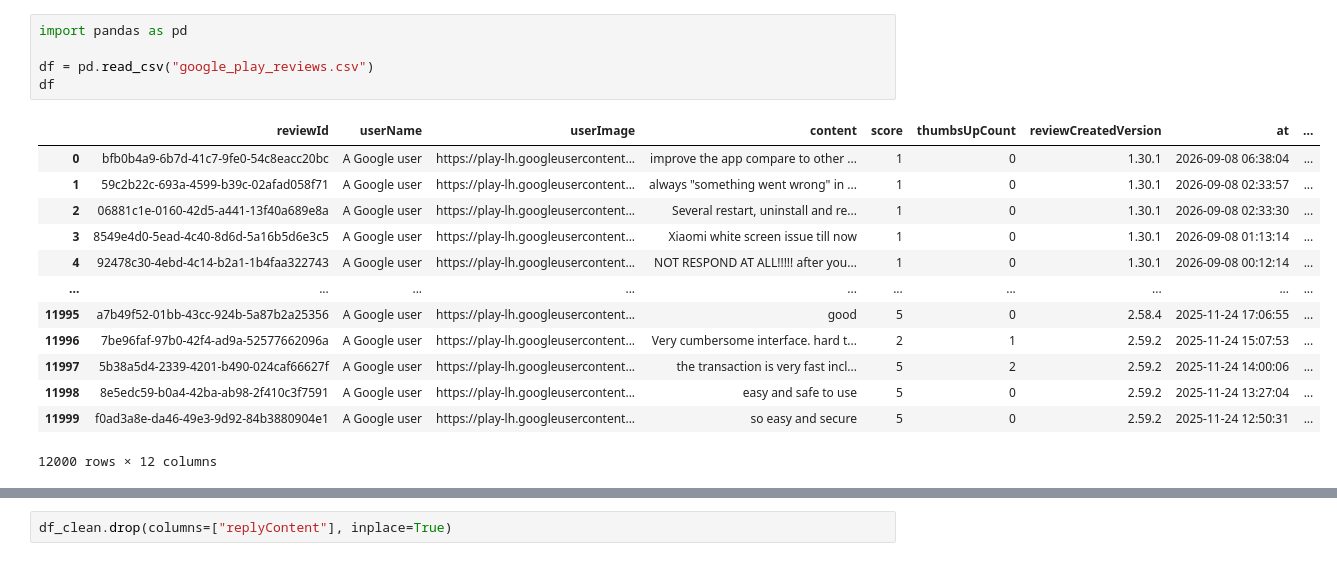
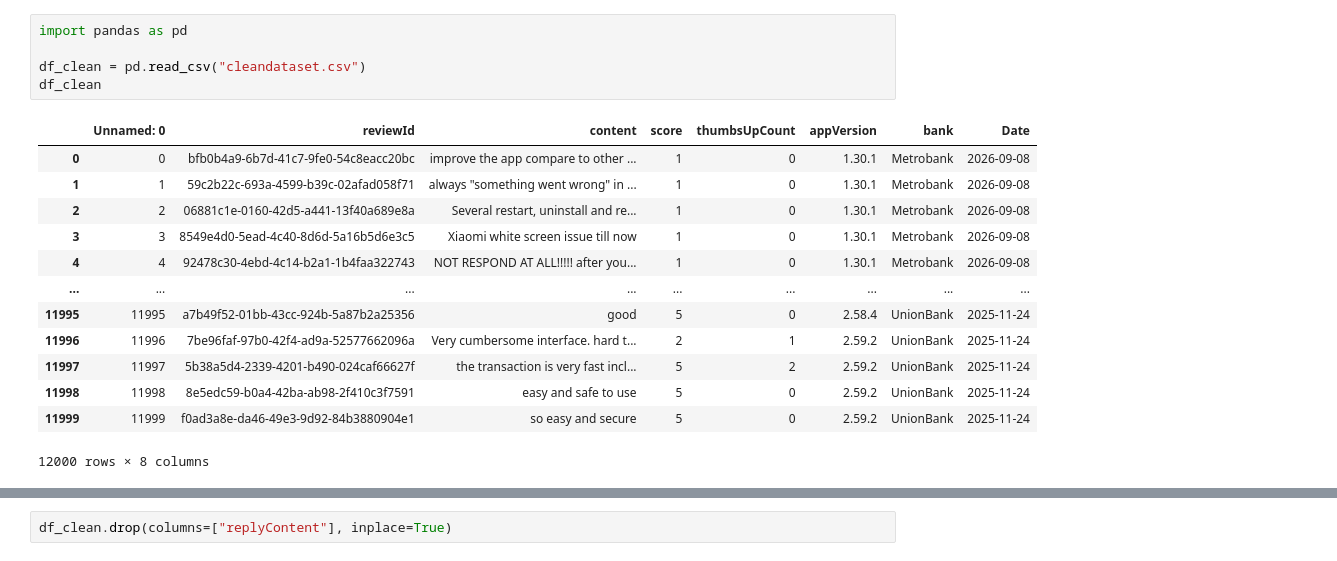
Before and after one commit to manwhocantbemoved/bankapp_product_analysis, a Jupyter notebook: datacleannb.ipynb, the cells around one changed output, grey strips where cells are left out. Cells and saved outputs as stored; diff of their text form.

```diff
--- a/datacleannb.ipynb
+++ b/datacleannb.ipynb
@@ -1,19 +1,19 @@
 # %%
 import pandas as pd
 
-df = pd.read_csv("google_play_reviews.csv")
-df
+df_clean = pd.read_csv("cleandataset.csv")
+df_clean
 # %% [output]
-|  | reviewId | userName | userImage | content | score | thumbsUpCount | reviewCreatedVersion | at | ... |
-| 0 | bfb0b4a9-6b7d-41c7-9fe0-54c8eacc20bc | A Google user | https://play-lh.googleusercontent... | improve the app compare to other ... | 1 | 0 | 1.30.1 | 2026-09-08 06:38:04 | ... |
-| 1 | 59c2b22c-693a-4599-b39c-02afad058f71 | A Google user | https://play-lh.googleusercontent... | always "something went wrong" in ... | 1 | 0 | 1.30.1 | 2026-09-08 02:33:57 | ... |
-| 2 | 06881c1e-0160-42d5-a441-13f40a689e8a | A Google user | https://play-lh.googleusercontent... | Several restart, uninstall and re... | 1 | 0 | 1.30.1 | 2026-09-08 02:33:30 | ... |
-| 3 | 8549e4d0-5ead-4c40-8d6d-5a16b5d6e3c5 | A Google user | https://play-lh.googleusercontent... | Xiaomi white screen issue till now | 1 | 0 | 1.30.1 | 2026-09-08 01:13:14 | ... |
-| 4 | 92478c30-4ebd-4c14-b2a1-1b4faa322743 | A Google user | https://play-lh.googleusercontent... | NOT RESPOND AT ALL!!!!! after you... | 1 | 0 | 1.30.1 | 2026-09-08 00:12:14 | ... |
-| ... | ... | ... | ... | ... | ... | ... | ... | ... | ... |
-| 11995 | a7b49f52-01bb-43cc-924b-5a87b2a25356 | A Google user | https://play-lh.googleusercontent... | good | 5 | 0 | 2.58.4 | 2025-11-24 17:06:55 | ... |
-| 11996 | 7be96faf-97b0-42f4-ad9a-52577662096a | A Google user | https://play-lh.googleusercontent... | Very cumbersome interface. hard t... | 2 | 1 | 2.59.2 | 2025-11-24 15:07:53 | ... |
-| 11997 | 5b38a5d4-2339-4201-b490-024caf66627f | A Google user | https://play-lh.googleusercontent... | the transaction is very fast incl... | 5 | 2 | 2.59.2 | 2025-11-24 14:00:06 | ... |
-| 11998 | 8e5edc59-b0a4-42ba-ab98-2f410c3f7591 | A Google user | https://play-lh.googleusercontent... | easy and safe to use | 5 | 0 | 2.59.2 | 2025-11-24 13:27:04 | ... |
-| 11999 | f0ad3a8e-da46-49e3-9d92-84b3880904e1 | A Google user | https://play-lh.googleusercontent... | so easy and secure | 5 | 0 | 2.59.2 | 2025-11-24 12:50:31 | ... |
+|  | Unnamed: 0 | reviewId | content | score | thumbsUpCount | appVersion | bank | Date |
+| 0 | 0 | bfb0b4a9-6b7d-41c7-9fe0-54c8eacc20bc | improve the app compare to other ... | 1 | 0 | 1.30.1 | Metrobank | 2026-09-08 |
+| 1 | 1 | 59c2b22c-693a-4599-b39c-02afad058f71 | always "something went wrong" in ... | 1 | 0 | 1.30.1 | Metrobank | 2026-09-08 |
+| 2 | 2 | 06881c1e-0160-42d5-a441-13f40a689e8a | Several restart, uninstall and re... | 1 | 0 | 1.30.1 | Metrobank | 2026-09-08 |
+| 3 | 3 | 8549e4d0-5ead-4c40-8d6d-5a16b5d6e3c5 | Xiaomi white screen issue till now | 1 | 0 | 1.30.1 | Metrobank | 2026-09-08 |
+| 4 | 4 | 92478c30-4ebd-4c14-b2a1-1b4faa322743 | NOT RESPOND AT ALL!!!!! after you... | 1 | 0 | 1.30.1 | Metrobank | 2026-09-08 |
+| ... | ... | ... | ... | ... | ... | ... | ... | ... |
+| 11995 | 11995 | a7b49f52-01bb-43cc-924b-5a87b2a25356 | good | 5 | 0 | 2.58.4 | UnionBank | 2025-11-24 |
+| 11996 | 11996 | 7be96faf-97b0-42f4-ad9a-52577662096a | Very cumbersome interface. hard t... | 2 | 1 | 2.59.2 | UnionBank | 2025-11-24 |
+| 11997 | 11997 | 5b38a5d4-2339-4201-b490-024caf66627f | the transaction is very fast incl... | 5 | 2 | 2.59.2 | UnionBank | 2025-11-24 |
+| 11998 | 11998 | 8e5edc59-b0a4-42ba-ab98-2f410c3f7591 | easy and safe to use | 5 | 0 | 2.59.2 | UnionBank | 2025-11-24 |
+| 11999 | 11999 | f0ad3a8e-da46-49e3-9d92-84b3880904e1 | so easy and secure | 5 | 0 | 2.59.2 | UnionBank | 2025-11-24 |
-12000 rows × 12 columns
+12000 rows × 8 columns
```
Also changed, not shown: parts of 12 cells of this notebook.
